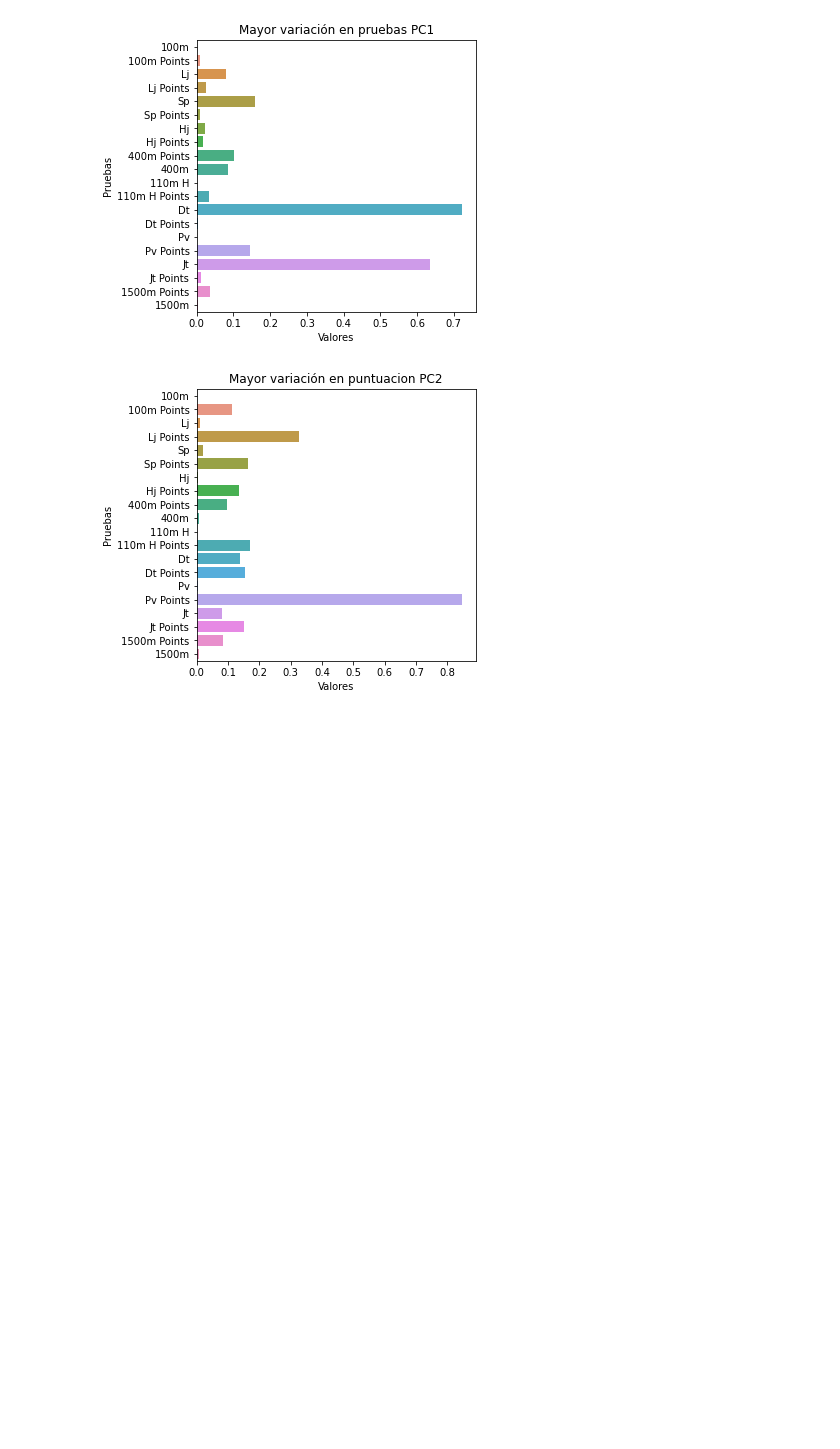
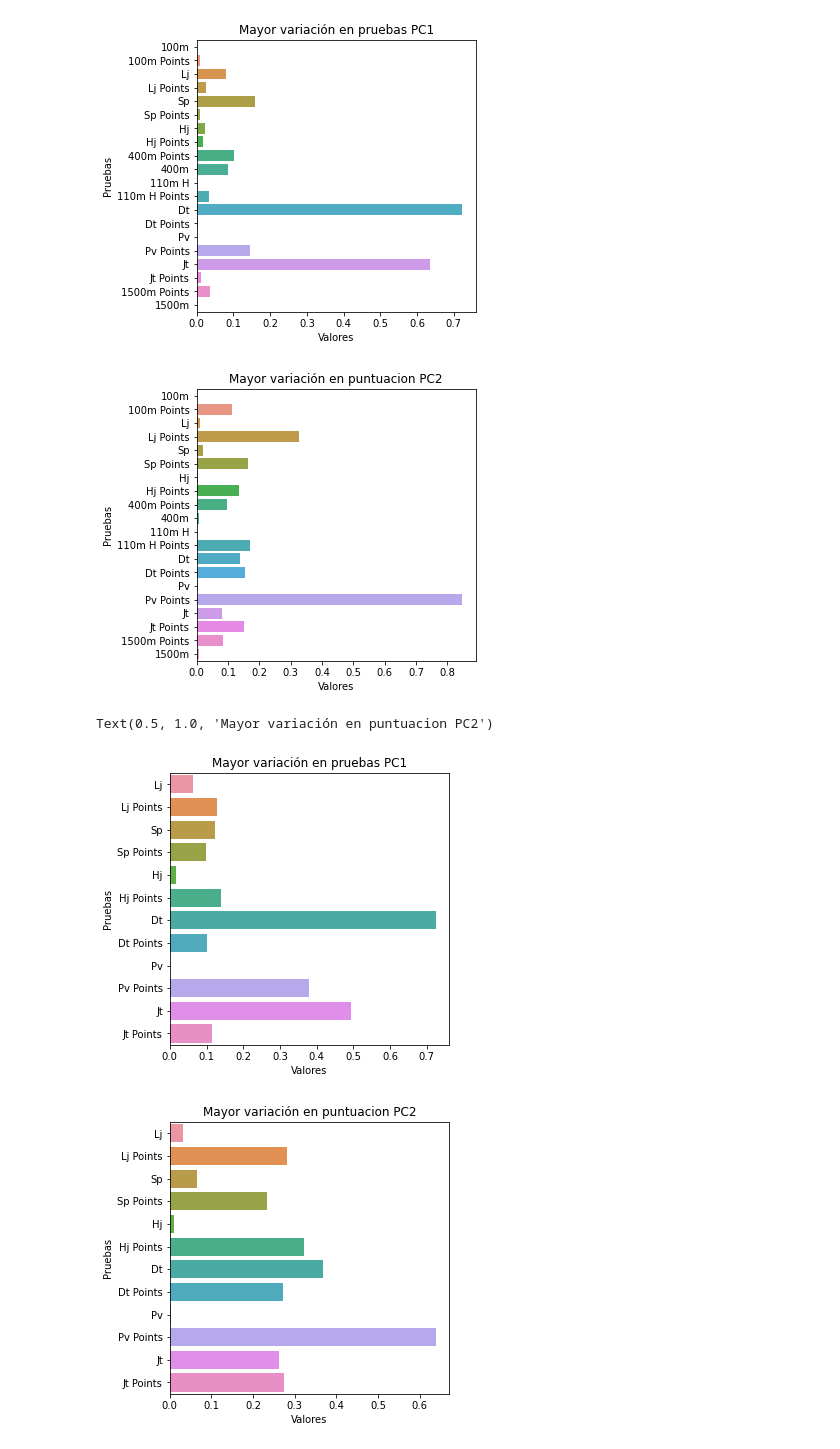
Before and after one commit to RaulCapellanFernandez/DecatlonEstadistics, a Jupyter notebook: InformationDDBB.ipynb, the cells around one changed output. Drawn from its saved outputs; the diff is of its cells as text; code cells hidden in the pictures; blank space fills up the shorter version.

Commit message:
PCA para las 6 pruebas mas importantes

```diff
--- a/InformationDDBB.ipynb
+++ b/InformationDDBB.ipynb
@@ -1210,3 +1210,35 @@ sns.barplot(x = 'Valores', y = 'Pruebas', data = imp).set_title('Mayor variació
 Text(0.5, 1.0, 'Mayor variación en puntuacion PC2')
 [figure]
 [figure]
+# %%
+############################################################################
+########## Algoritmo PCA para las 6 pruebas más importantes ################
+############################################################################
+
+ddbbData = ddbb[['Lj','Lj Points','Sp','Sp Points','Hj','Hj Points',
+                 'Dt','Dt Points','Pv','Pv Points','Jt','Jt Points']]
+
+pca = PCA(n_components=2)
+new = pca.fit_transform(ddbbData)
+# %%
+#Muestra la importancia de las caracteristicas en porcentajes
+importancia = abs( pca.components_ )
+importancia
+
+imp = pd.DataFrame({'Pruebas': ['Lj','Lj Points','Sp','Sp Points','Hj','Hj Points',
+                 'Dt','Dt Points','Pv','Pv Points','Jt','Jt Points'], 'Valores': importancia[0]})
+
+
+plt.figure(figsize=(5,5))
+sns.barplot(x = 'Valores', y = 'Pruebas', data = imp).set_title('Mayor variación en pruebas PC1')
+
+imp = pd.DataFrame({'Pruebas': ['Lj','Lj Points','Sp','Sp Points','Hj','Hj Points',
+                 'Dt','Dt Points','Pv','Pv Points','Jt','Jt Points'], 'Valores': importancia[1]})
+
+
+plt.figure(figsize=(5,5))
+sns.barplot(x = 'Valores', y = 'Pruebas', data = imp).set_title('Mayor variación en puntuacion PC2')
+# %% [output]
+Text(0.5, 1.0, 'Mayor variación en puntuacion PC2')
+[figure, added]
+[figure, added]
```
